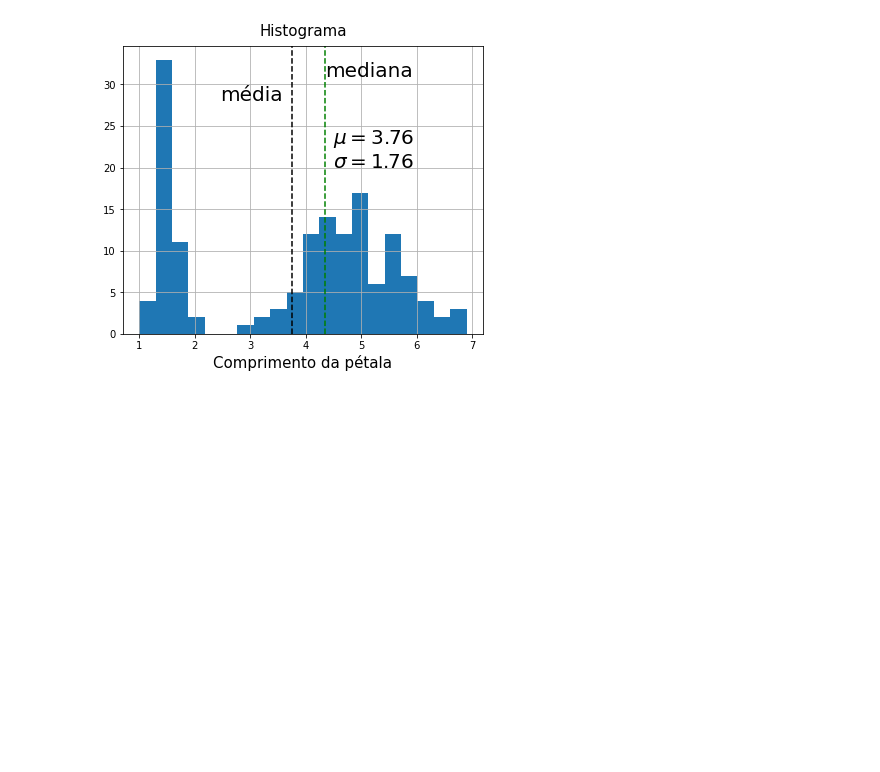
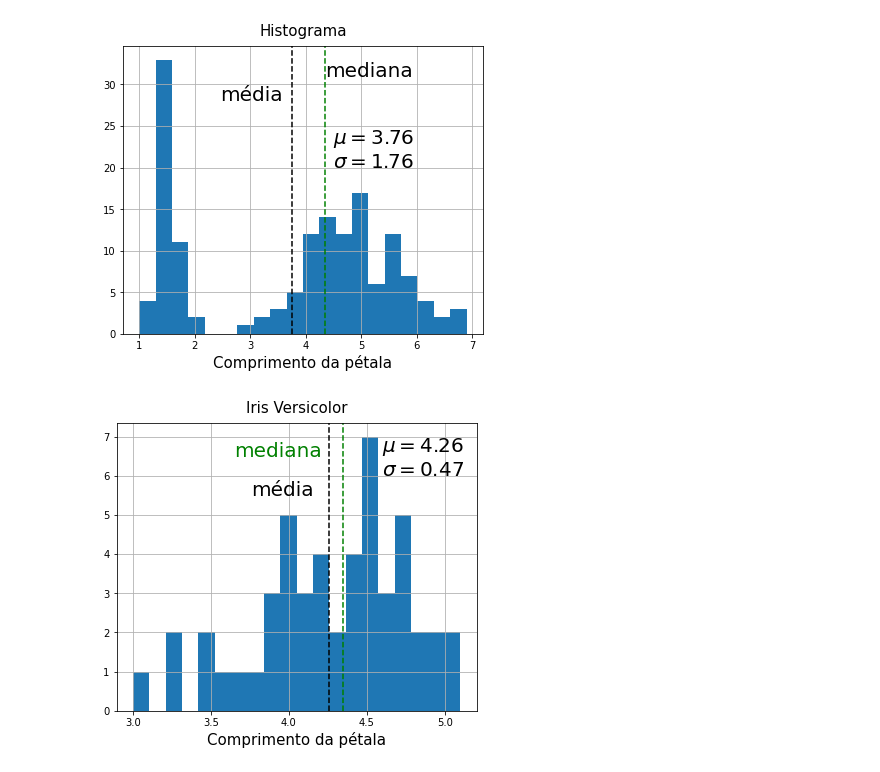
Before and after one commit to vitorgosmao/treinamento-data-visualization, a Jupyter notebook: Untitled.ipynb, the cells around one changed output. Saved outputs shown, nothing was run; the diff lists cells and outputs as text; code cells hidden in the pictures; blank space fills up the shorter version.

```diff
--- a/Untitled.ipynb
+++ b/Untitled.ipynb
@@ -193,3 +193,29 @@ eixo.annotate('mediana', xy=(df['comprimento_pétala'].median(), 31), fontsize=2
 # %% [output]
 Text(4.35, 31, 'mediana')
 [figure]
+# %%
+fig = plt.figure(figsize=(5,4))
+eixo = fig.add_axes([0,0,1,1])
+
+df_iv = df[df['espécie'] == 'Iris-versicolor']
+
+mu, sigma = df_iv['comprimento_pétala'].mean(), df_iv['comprimento_pétala'].std()
+
+eixo.hist(df_iv['comprimento_pétala'], bins=20)
+eixo.set_title('Iris Versicolor', fontsize=15, pad=10)
+eixo.set_xlabel('Comprimento da pétala', fontsize=15)
+eixo.grid(True)
+
+eixo.annotate('$\mu = {0:.2f}$\n$\sigma = {1:.2f}$'.format(mu, sigma),
+               xy=(4.6, 6), fontsize=20)
+
+eixo.axvline(mu, color = 'k', linestyle='--')
+eixo.annotate('média', xy=(mu-0.5, 5.5), fontsize=20)
+
+eixo.axvline(df_iv['comprimento_pétala'].median(), color='g', linestyle='--')
+eixo.annotate('mediana', xy=(df_iv['comprimento_pétala'].median()-0.7, 6.5), fontsize=20,
+               color='g')
+
+fig.savefig('histograma_iv.png', bbox_inches='tight')
+# %% [output]
+[figure, added]
```
Also changed, not shown: parts of 3 cells of this notebook, 4 other files.
